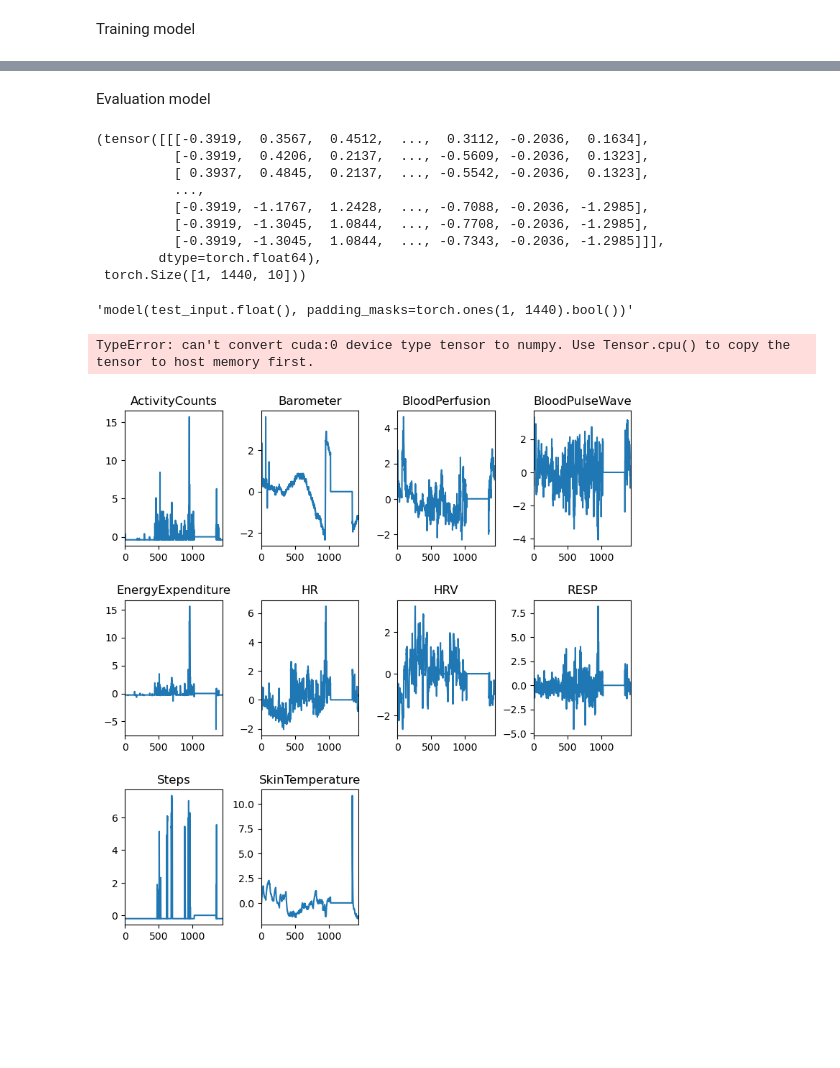
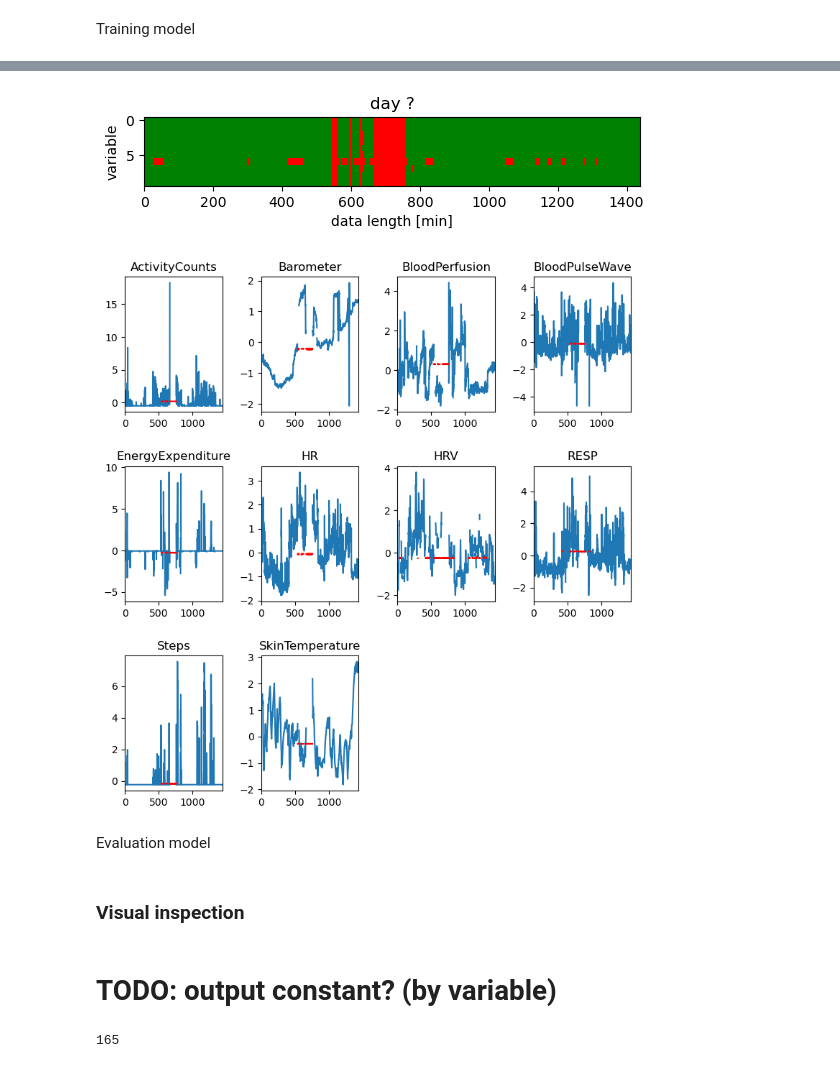
Before and after one commit to Yahnnosh/Sensor-Based-Modeling-of-Fatigue-Using-Transformer-Model, a Jupyter notebook: imputation_comparison.ipynb, the cells around one changed output, grey strips where cells are left out. Drawn from its saved outputs; the diff is of its cells as text; code cells hidden in the pictures; blank space fills up the shorter version.

```diff
--- a/imputation_comparison.ipynb
+++ b/imputation_comparison.ipynb
@@ -348,30 +613,11 @@ plt.plot(history['train_loss'])
+# %%
+show_prediction(model, data_daily, day, lm=lm, r=r, show_mask=True, prediction_only=False)
+# %% [output]
+[figure, added]
+[figure, added]
 # %% [markdown]
 Evaluation model
-# %%
-test_input = data_day.copy().transpose().to_numpy()
-nan_mask = np.isnan(test_input)
-test_input[nan_mask] = 0.0 # mask -> 0.0
-test_input = torch.tensor(test_input, dtype=float).unsqueeze(0)
-test_input, test_input.shape
-# %% [output]
-(tensor([[[-0.3919,  0.3567,  0.4512,  ...,  0.3112, -0.2036,  0.1634],
-          [-0.3919,  0.4206,  0.2137,  ..., -0.5609, -0.2036,  0.1323],
-          [ 0.3937,  0.4845,  0.2137,  ..., -0.5542, -0.2036,  0.1323],
-          ...,
-          [-0.3919, -1.1767,  1.2428,  ..., -0.7088, -0.2036, -1.2985],
-          [-0.3919, -1.3045,  1.0844,  ..., -0.7708, -0.2036, -1.2985],
-          [-0.3919, -1.3045,  1.0844,  ..., -0.7343, -0.2036, -1.2985]]],
-        dtype=torch.float64),
- torch.Size([1, 1440, 10]))
-# %%
-# TODO: do we need padding? AFAIK all our sequences are 1440 long
-'''model(test_input.float(), padding_masks=torch.ones(1, 1440).bool())'''
-# %% [output]
-'model(test_input.float(), padding_masks=torch.ones(1, 1440).bool())'
-# %%
-# visualize
-plotter_from_array(test_input)
-plotter_from_array(model(test_input.float(), padding_masks=torch.ones(1, 1440).bool().to(device)))
-# %% [output]
-TypeError: can't convert cuda:0 device type tensor to numpy. Use Tensor.cpu() to copy the tensor to host memory first.
-[figure, removed]
+# %% [markdown]
+### Visual inspection
+# %% [markdown]
+# TODO: output constant? (by variable)
@@ -377,0 +736,5 @@ TypeError: can't convert cuda:0 device type tensor to numpy. Use Tensor.cpu() to
+# %%
+day = np.random.choice(test_indices, 1)[0]
+day
+# %% [output]
+165
```
Also changed, not shown: parts of 21 cells of this notebook, 1 other file.
